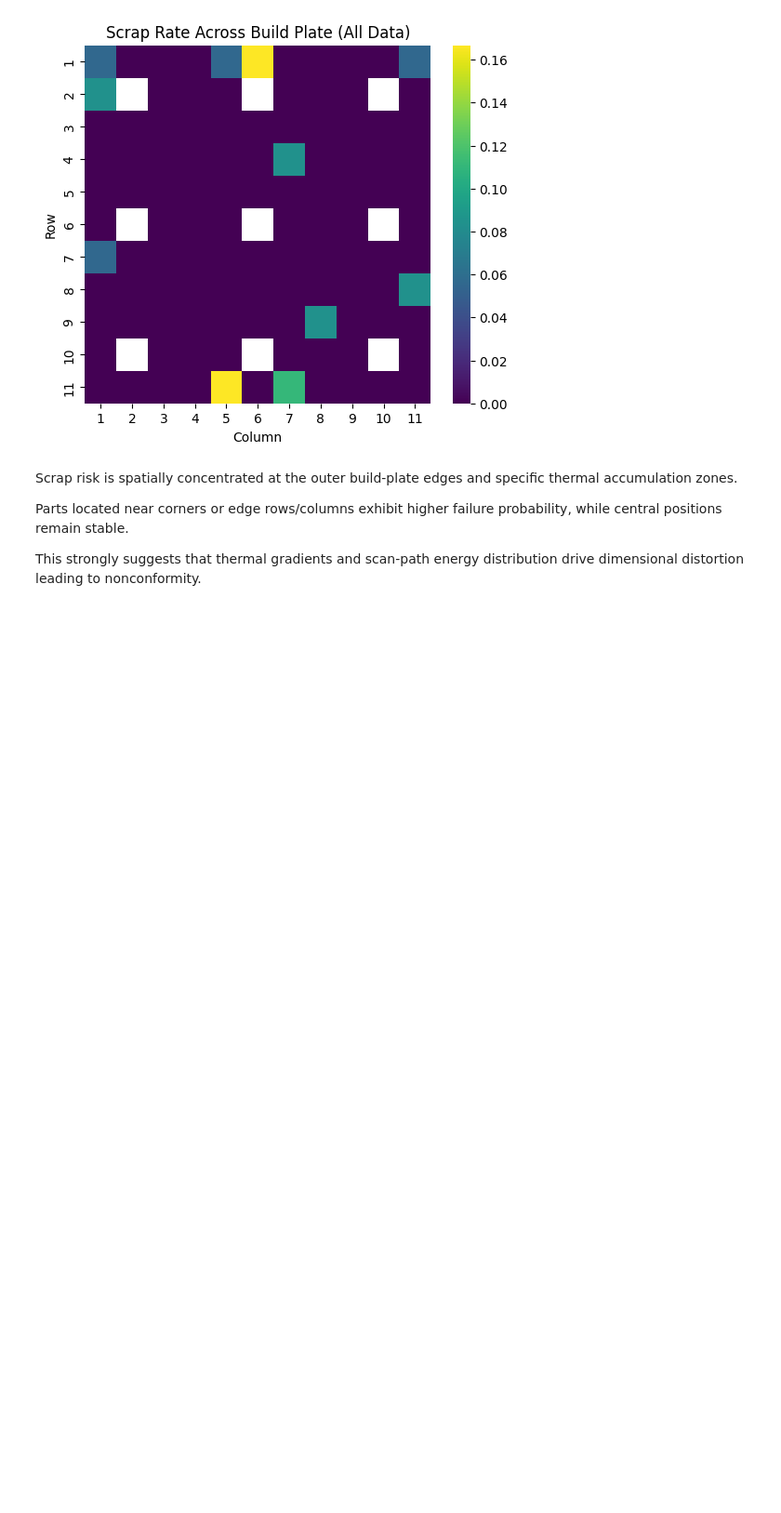
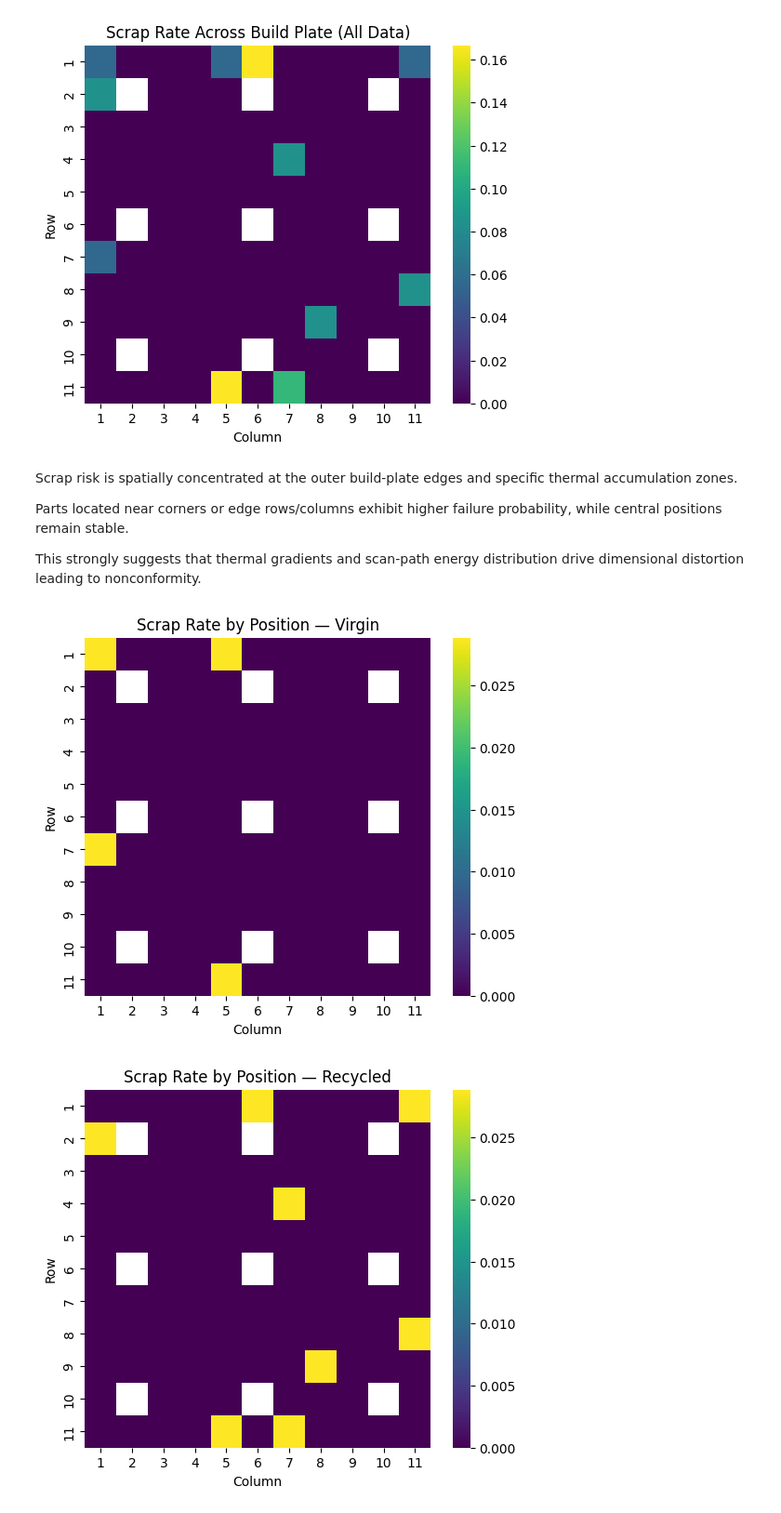
Before and after one commit to IshitaSingh23/AM-Build-Optimizer, a Jupyter notebook: scrap_1.ipynb, the cells around one changed output. Shown at 93% size. Saved outputs shown, nothing was run; the diff lists cells and outputs as text; code cells hidden in the pictures; blank space fills up the shorter version.

```diff
--- a/scrap_1.ipynb
+++ b/scrap_1.ipynb
@@ -137,3 +137,17 @@ Scrap risk is spatially concentrated at the outer build-plate edges and specific
 Parts located near corners or edge rows/columns exhibit higher failure probability, while central positions remain stable.
 
 This strongly suggests that thermal gradients and scan-path energy distribution drive dimensional distortion leading to nonconformity.
+# %%
+for phase in ["Virgin","Recycled"]:
+    grid_p = df[df["PowderPhase"]==phase].groupby(["Row","Col"])["Nonconformity"].mean().reset_index()
+    pivot_p = grid_p.pivot(index="Row", columns="Col", values="Nonconformity")
+
+    plt.figure(figsize=(6,5))
+    sns.heatmap(pivot_p, cmap="viridis", annot=False, vmin=0, vmax=df["Nonconformity"].mean()*3)
+    plt.title(f"Scrap Rate by Position — {phase}")
+    plt.xlabel("Column")
+    plt.ylabel("Row")
+    plt.show()
+# %% [output]
+[figure, added]
+[figure, added]
```
Also changed, not shown: parts of 12 cells of this notebook.
